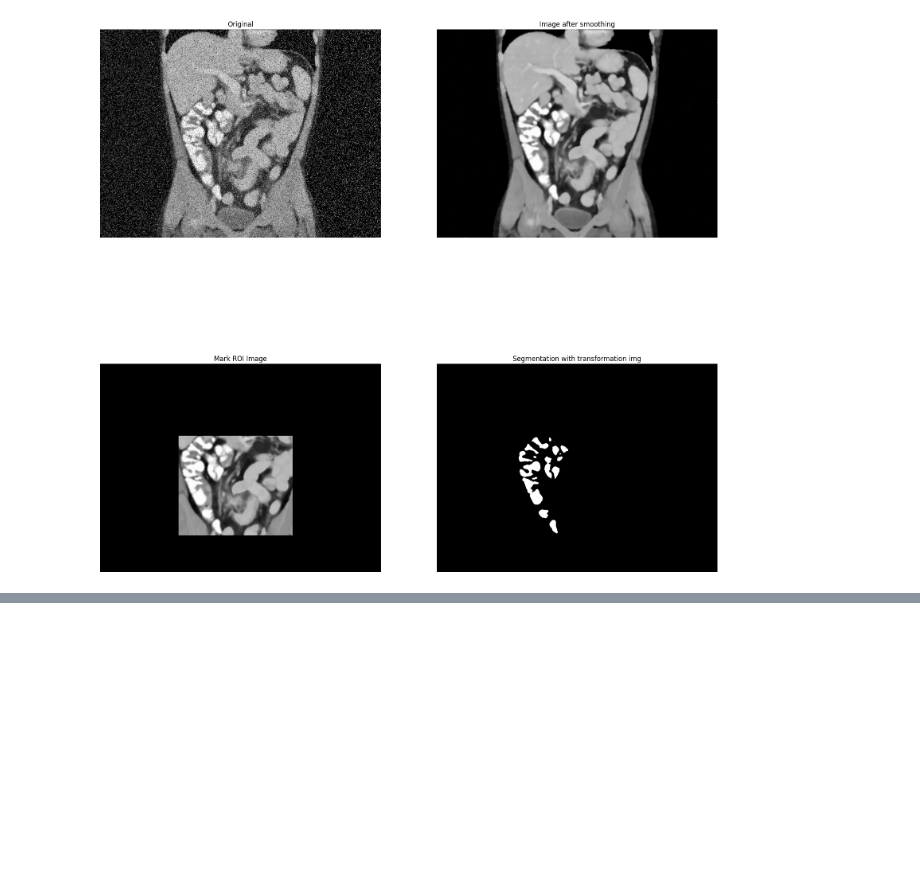
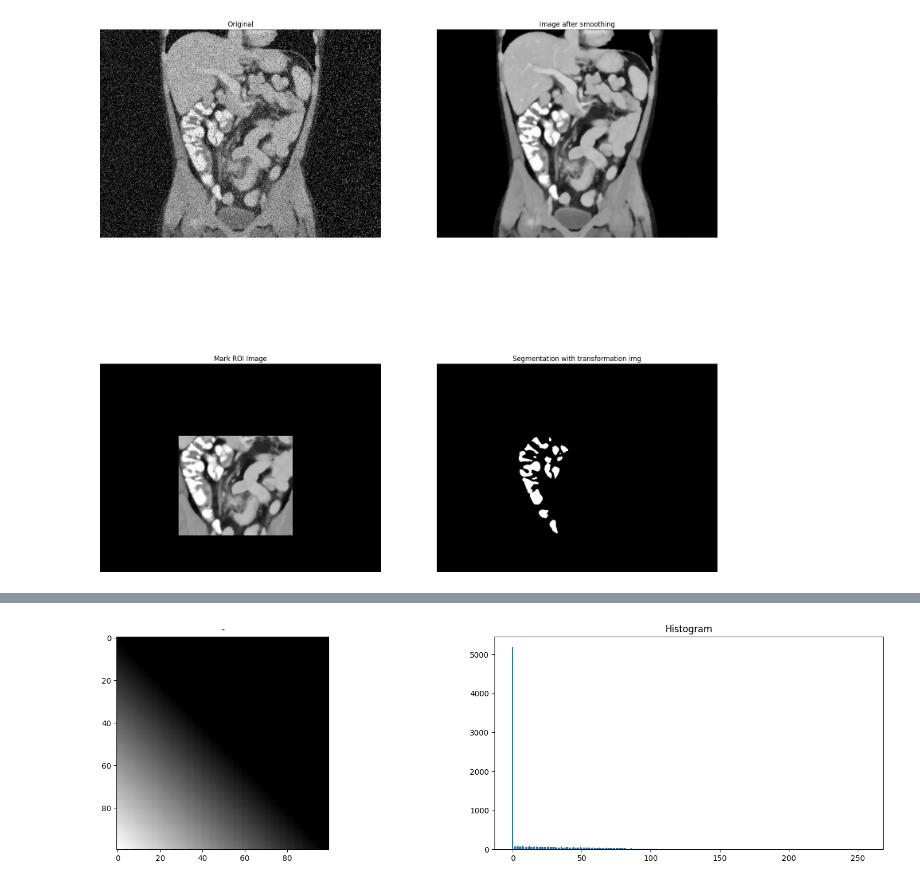
Before and after one commit to jirayuwat12/2110431-Intro-Digital-Imaging, a Jupyter notebook: Homework 1/homework1.ipynb, the cells around one changed output, grey strips where cells are left out. Cells and saved outputs as stored; diff of their text form; code cells hidden in the pictures; blank space fills up the shorter version.

```diff
--- a/Homework 1/homework1.ipynb
+++ b/Homework 1/homework1.ipynb
@@ -208,0 +258,8 @@ homework1_4(img14)
+# %%
+'''
+f(x,y) - g(x,y)
+'''
+
+show_hist(op(F, G, lambda x,y : x-y), '-')
+# %% [output]
+[figure, added]
```
Also changed, not shown: parts of 5 cells of this notebook, 48 other files.
